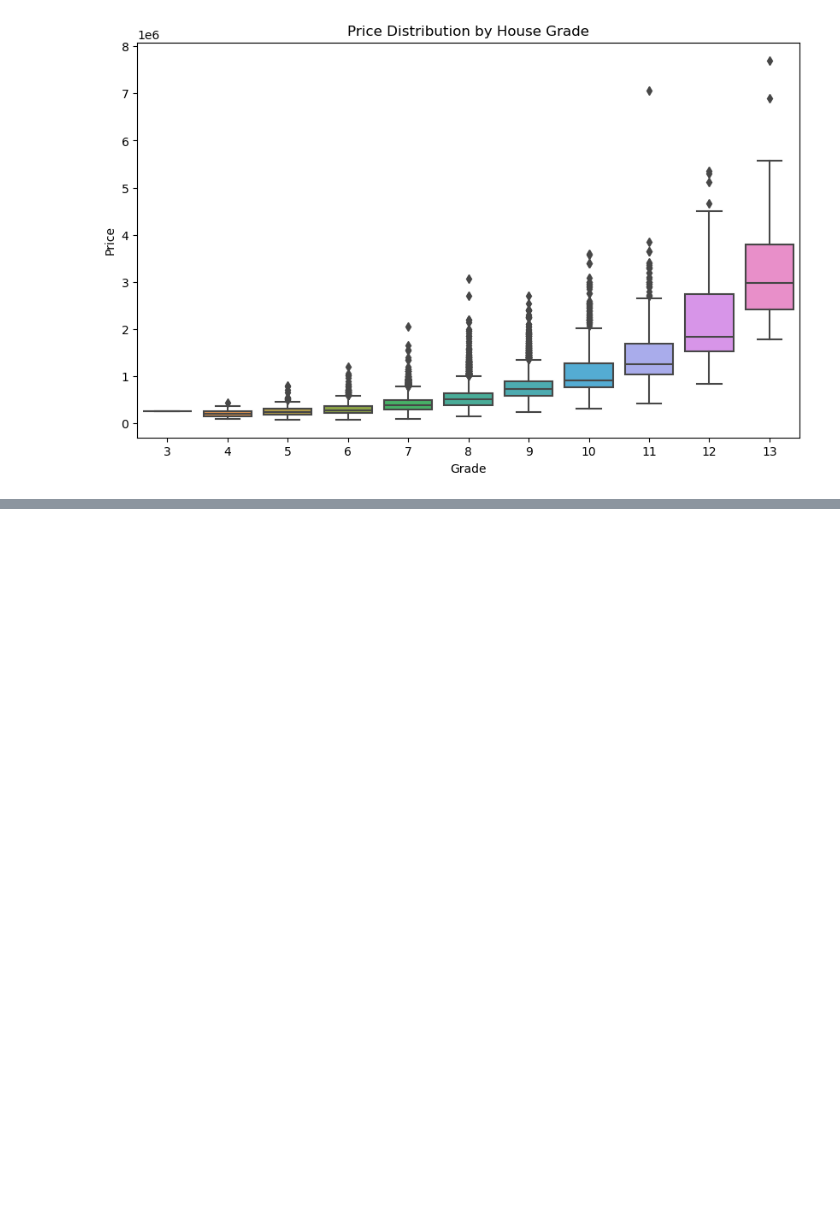
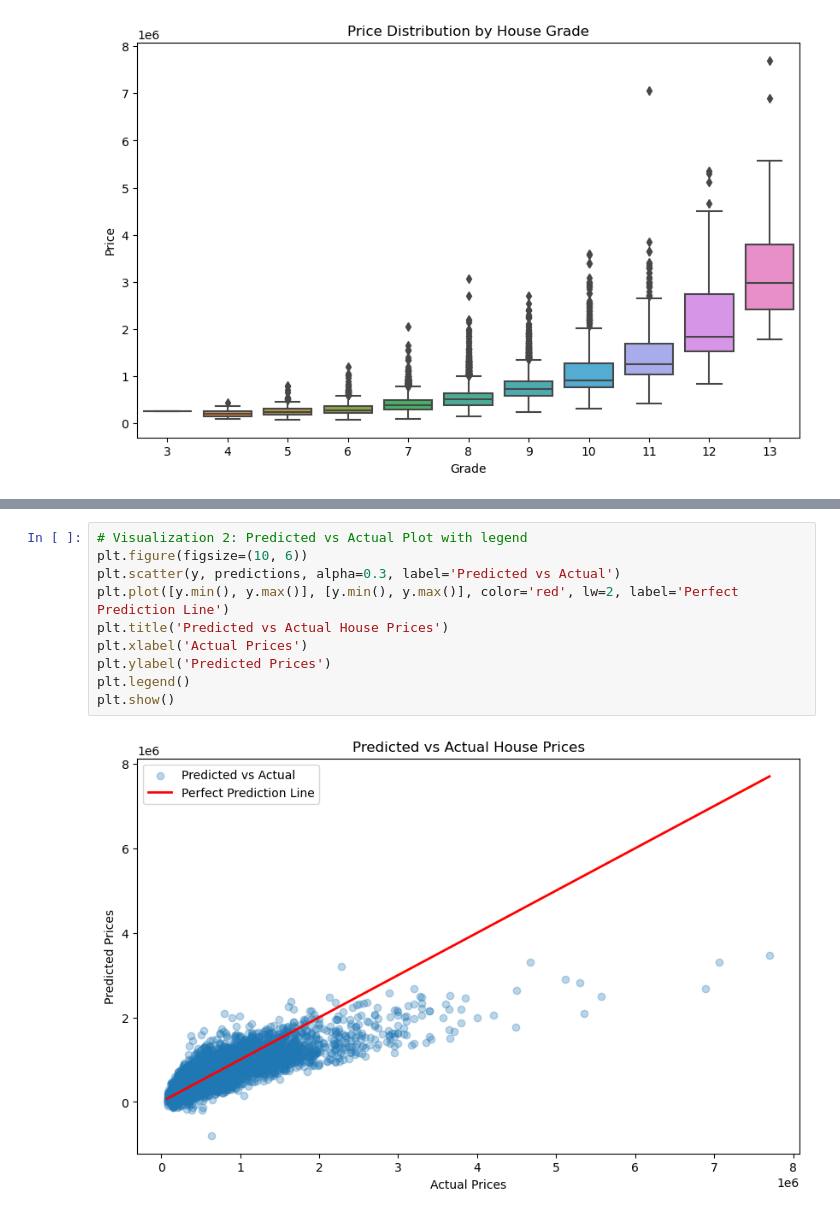
Before and after one commit to Jodhiamboapiyo/Group15_project, a Jupyter notebook: Work/Sylvia.ipynb, the cells around one changed output, grey strips where cells are left out. Cells and saved outputs as stored; diff of their text form; blank space fills up the shorter version.

```diff
--- a/Work/Sylvia.ipynb
+++ b/Work/Sylvia.ipynb
@@ -237,0 +299,12 @@ plt.show()
+# %%
+# Visualization 2: Predicted vs Actual Plot with legend
+plt.figure(figsize=(10, 6))
+plt.scatter(y, predictions, alpha=0.3, label='Predicted vs Actual')
+plt.plot([y.min(), y.max()], [y.min(), y.max()], color='red', lw=2, label='Perfect Prediction Line')
+plt.title('Predicted vs Actual House Prices')
+plt.xlabel('Actual Prices')
+plt.ylabel('Predicted Prices')
+plt.legend()
+plt.show()
+# %% [output]
+[figure, added]
```
Also changed, not shown: parts of 7 cells of this notebook.
